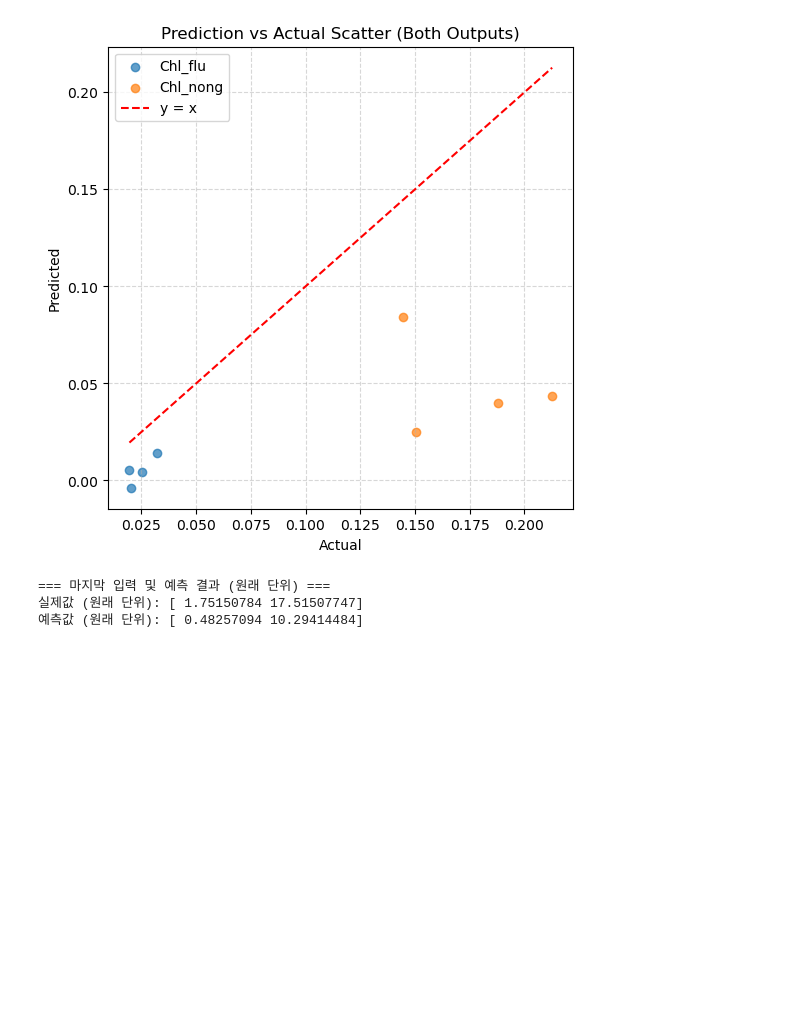
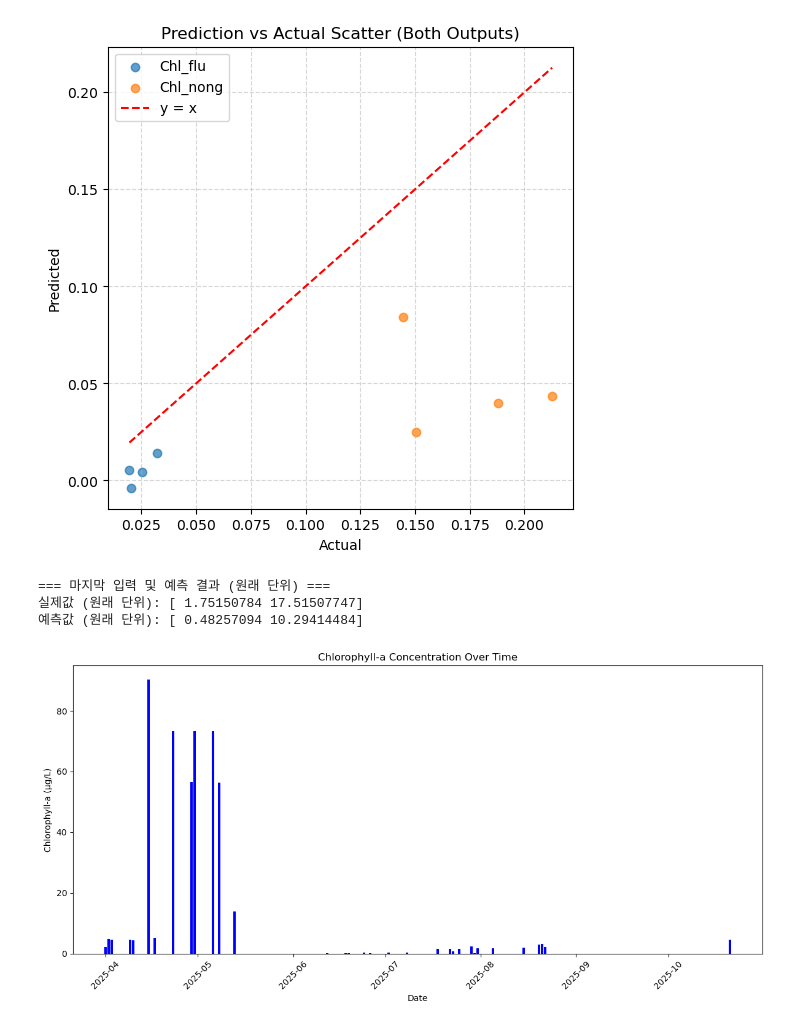
Before and after one commit to kty2001/water_quality, a Jupyter notebook: codetest.ipynb, the cells around one changed output. Saved outputs shown, nothing was run; the diff lists cells and outputs as text; code cells hidden in the pictures; blank space fills up the shorter version.

```diff
--- a/codetest.ipynb
+++ b/codetest.ipynb
@@ -459,4 +459,38 @@ log_dict = {
 with open('weights/weights_result.csv', mode='a', newline='', encoding='utf-8') as f:
     df_new = pd.DataFrame([log_dict])
     df_new.to_csv('weights/weights_result.csv', mode='a', index=False, header=False, encoding='utf-8')
+# %%
+file_name = "avg_포인트1_통합_6_8_10_기상병합"
+df = pd.read_csv(f"data/{file_name}.csv")
+
+# 날짜 컬럼을 datetime으로 변환
+df['날짜'] = pd.to_datetime(df['날짜'])
+
+# 날짜 순으로 정렬
+df = df.sort_values('날짜')
+
+# 전체 날짜 범위 생성 (비어 있는 날짜 포함)
+full_range = pd.date_range(start=df['날짜'].min(), end=df['날짜'].max())
+
+# 전체 날짜 기준으로 reindex
+df_full = df.set_index('날짜').reindex(full_range)
+
+# 열 이름 복구
+df_full.index.name = '날짜'
+
+# 클로로필 컬럼 이름 맞추기
+chlorophyll_col = [col for col in df.columns if 'Chlorophyll' in col][0]
+
+# 그래프 그리기
+plt.figure(figsize=(12, 6))
+plt.bar(df_full.index, df_full[chlorophyll_col], color='blue')
+
+plt.title("Chlorophyll-a Concentration Over Time")
+plt.xlabel("Date")
+plt.ylabel("Chlorophyll-a (µg/L)")
+plt.xticks(rotation=45)
+plt.tight_layout()
+plt.show()
+# %% [output]
+[figure, added]
 # %%
```
Also changed, not shown: parts of 2 cells of this notebook, 1 other file.
